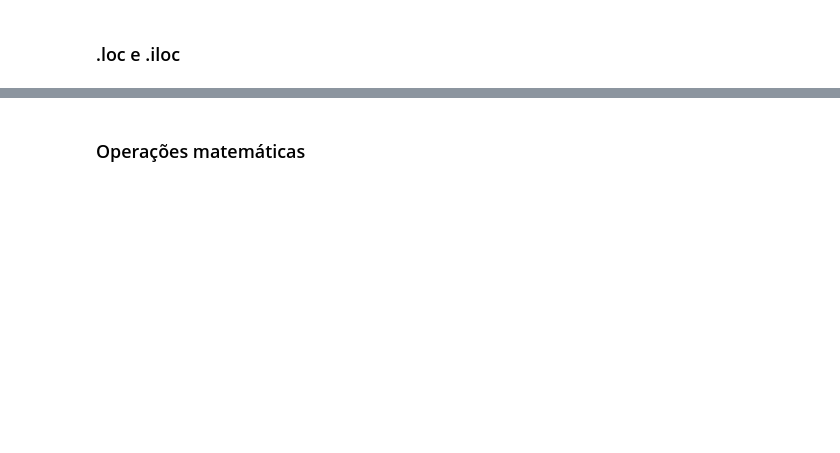
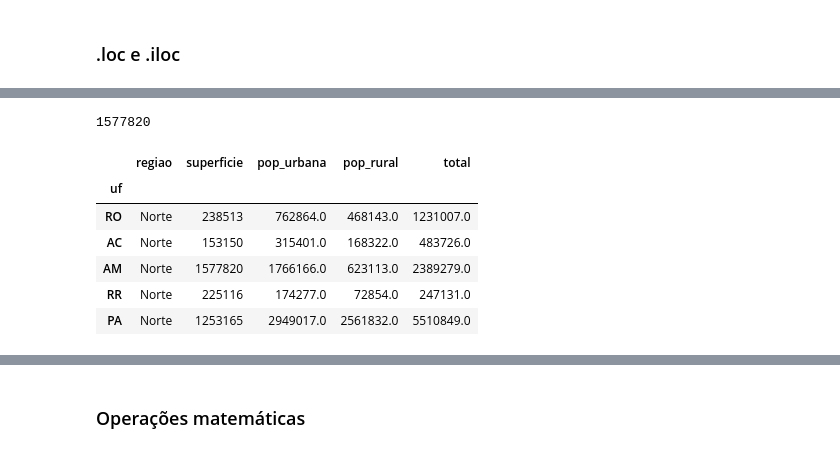
Before and after one commit to brunoissamo/Data4All, a Jupyter notebook: aula04-pandas.ipynb, the cells around one changed output, grey strips where cells are left out. Saved outputs shown, nothing was run; the diff lists cells and outputs as text; code cells hidden in the pictures; blank space fills up the shorter version.

```diff
--- a/aula04-pandas.ipynb
+++ b/aula04-pandas.ipynb
@@ -293,10 +763,20 @@ df.loc[(df.regiao == 'Nordeste') | (df.regiao == 'Norte'), 'uf']
 # %%
 # iloc faz a referência aos índices e colunas de forma implícita
-df.iloc[2, 2]
+df_muni.iloc[2, 2]
+# %% [output]
+1577820
 # %%
 # definir a coluna uf como a coluna de índice
-df = df.set_index(['uf'])
+df = df_muni.set_index(['uf'])
 df.head()
+# %% [output]
+|  | regiao | superficie | pop_urbana | pop_rural | total |
+| uf |  |  |  |  |  |
+| RO | Norte | 238513 | 762864.0 | 468143.0 | 1231007.0 |
+| AC | Norte | 153150 | 315401.0 | 168322.0 | 483726.0 |
+| AM | Norte | 1577820 | 1766166.0 | 623113.0 | 2389279.0 |
+| RR | Norte | 225116 | 174277.0 | 72854.0 | 247131.0 |
+| PA | Norte | 1253165 | 2949017.0 | 2561832.0 | 5510849.0 |
 # %%
 # desejo obter a população rural do AC
 
```
Also changed, not shown: parts of 75 cells of this notebook, 4 other files.
